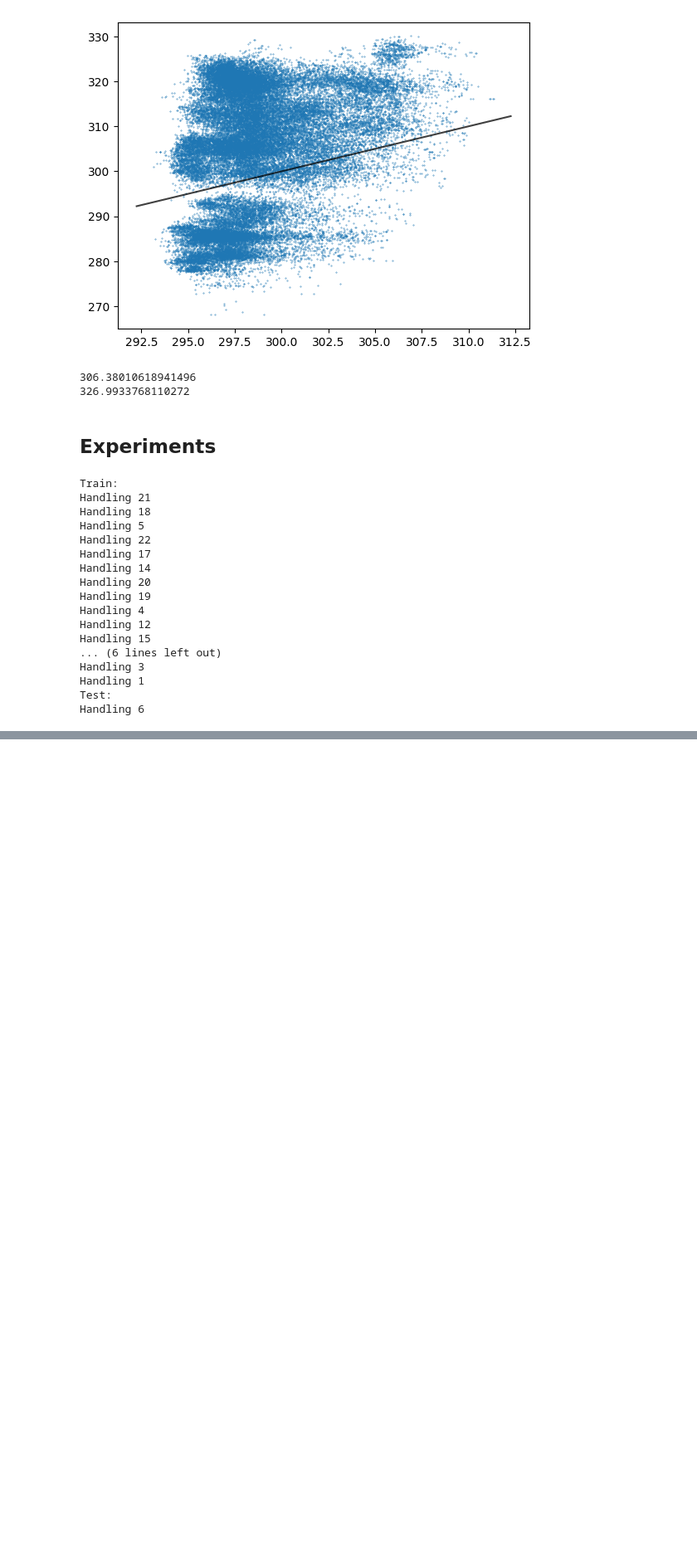
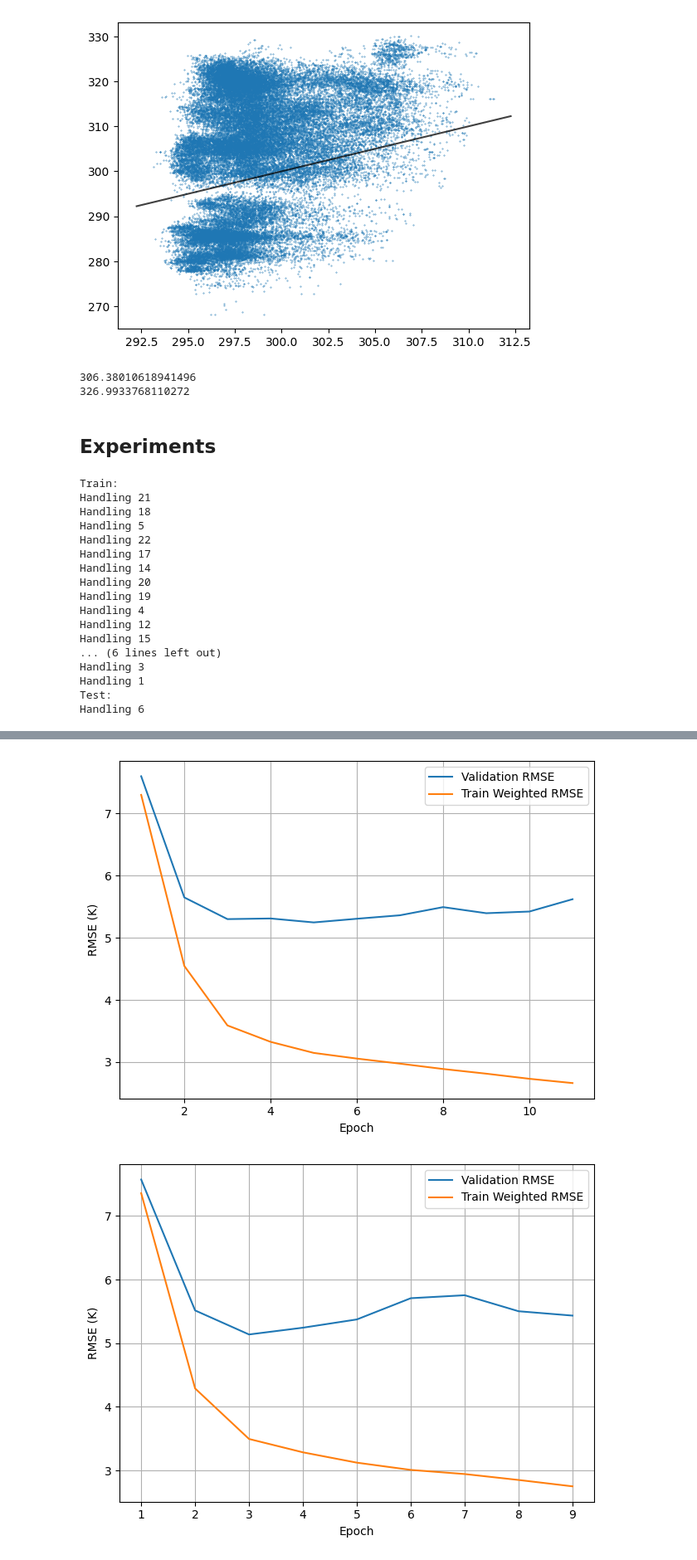
Before and after one commit to thomaslu678/Praxis-Lab-25-26, a Jupyter notebook: clean/16_VIT_No_Test.ipynb, the cells around one changed output, grey strips where cells are left out. Shown at 83% size. Saved outputs shown, nothing was run; the diff lists cells and outputs as text; code cells hidden in the pictures; blank space fills up the shorter version.

```diff
--- a/clean/16_VIT_No_Test.ipynb
+++ b/clean/16_VIT_No_Test.ipynb
@@ -1599,0 +1636,7 @@ print(summary)
+# %%
+summary_attention, runs_attention = run_experiments(
+    None,
+    base_config,
+    attention_head_experiments(),
+    prepared=prepared_experiment,
+)
@@ -1599,0 +1689,7 @@ print(summary)
+# %%
+for experiment in runs_attention.keys():
+    history = runs_attention[experiment]['history']
+    plot_val_train(history)
+# %% [output]
+[figure, added]
+[figure, added]
```
Also changed, not shown: parts of 10 cells of this notebook.
